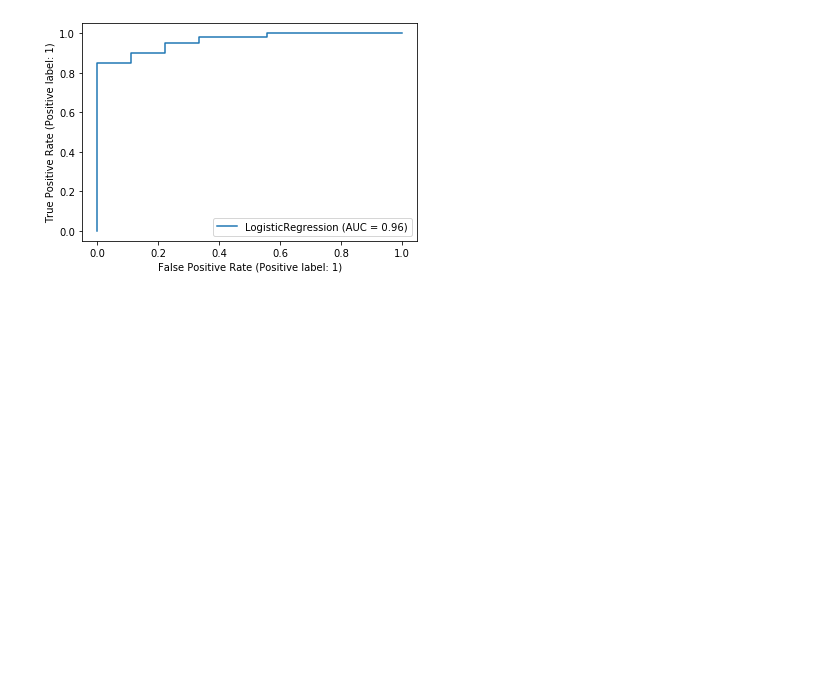
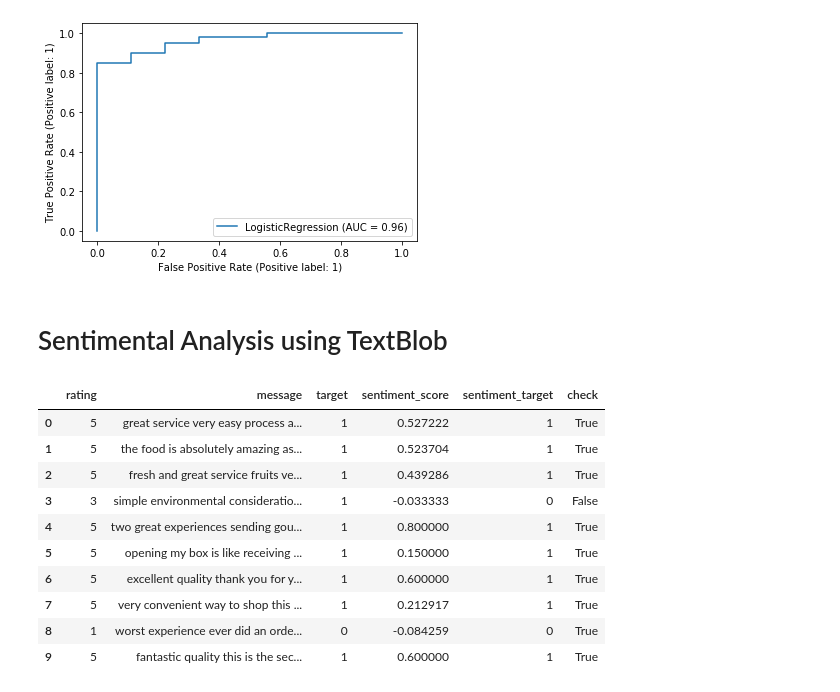
Before and after one commit to jimmyyenddk/DataScience, a Jupyter notebook: Review Data Analysis (NLP)/Review Analysis.ipynb, the cells around one changed output. Saved outputs shown, nothing was run; the diff lists cells and outputs as text; code cells hidden in the pictures; blank space fills up the shorter version.

```diff
--- a/Review Data Analysis (NLP)/Review Analysis.ipynb
+++ b/Review Data Analysis (NLP)/Review Analysis.ipynb
@@ -312,3 +315,26 @@ Recall: 0.9076923076923077
 <sklearn.metrics._plot.roc_curve.RocCurveDisplay at 0x...>
 [figure]
 [figure]
+# %% [markdown]
+# Sentimental Analysis using TextBlob
+# %%
+from textblob import TextBlob
+
+tb_data =review_cat.copy()
+tb_data["target"] = tb_data["rating"].apply(lambda x:0 if x==1 or x==2 else 1)
+tb_data["sentiment_score"] = tb_data["message"].apply(lambda x: TextBlob(x).sentiment.polarity)
+tb_data["sentiment_target"] = tb_data["sentiment_score"].apply(lambda x: 1 if x>=0 else 0)
+tb_data["check"] = (tb_data["target"]==tb_data["sentiment_target"])
+tb_data.head(10)
+# %% [output]
+|  | rating | message | target | sentiment_score | sentiment_target | check |
+| 0 | 5 | great service very easy process a... | 1 | 0.527222 | 1 | True |
+| 1 | 5 | the food is absolutely amazing as... | 1 | 0.523704 | 1 | True |
+| 2 | 5 | fresh and great service fruits ve... | 1 | 0.439286 | 1 | True |
+| 3 | 3 | simple environmental consideratio... | 1 | -0.033333 | 0 | False |
+| 4 | 5 | two great experiences sending gou... | 1 | 0.800000 | 1 | True |
+| 5 | 5 | opening my box is like receiving ... | 1 | 0.150000 | 1 | True |
+| 6 | 5 | excellent quality thank you for y... | 1 | 0.600000 | 1 | True |
+| 7 | 5 | very convenient way to shop this ... | 1 | 0.212917 | 1 | True |
+| 8 | 1 | worst experience ever did an orde... | 0 | -0.084259 | 0 | True |
+| 9 | 5 | fantastic quality this is the sec... | 1 | 0.600000 | 1 | True |
```
Also changed, not shown: parts of 11 cells of this notebook, 1 other file.
